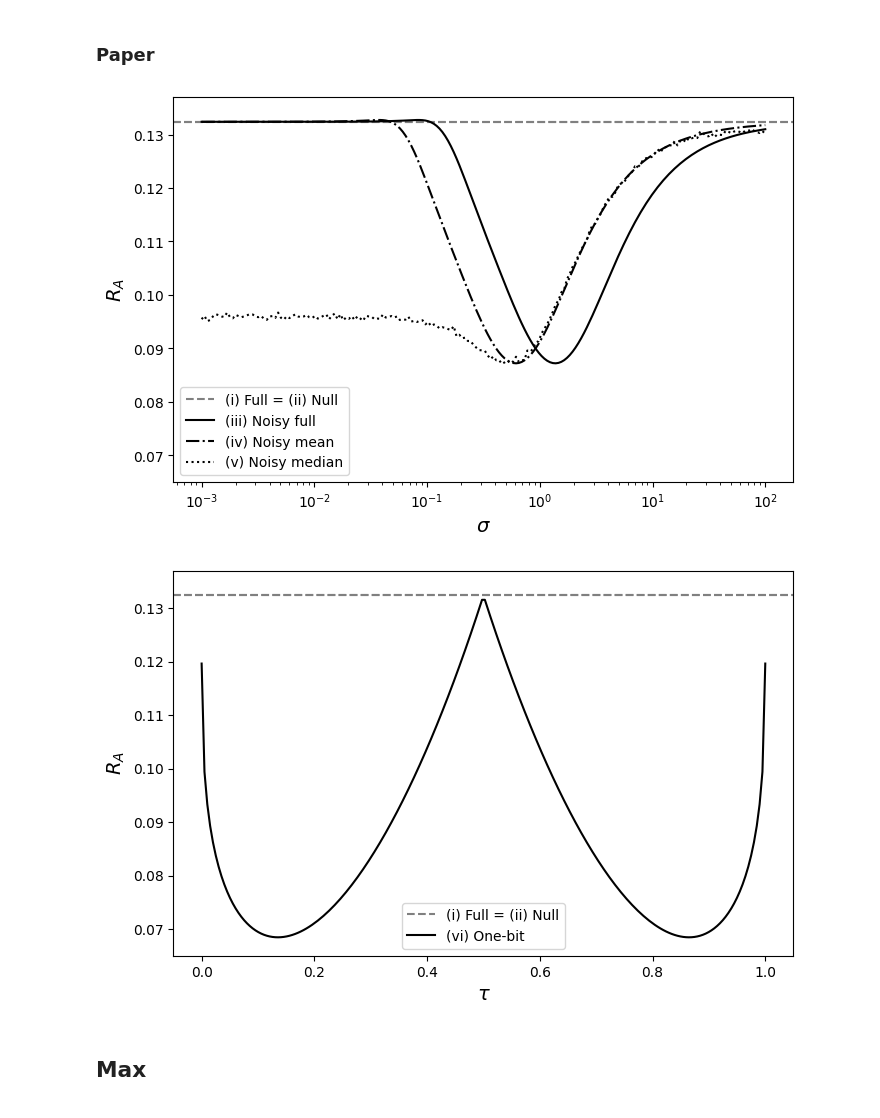
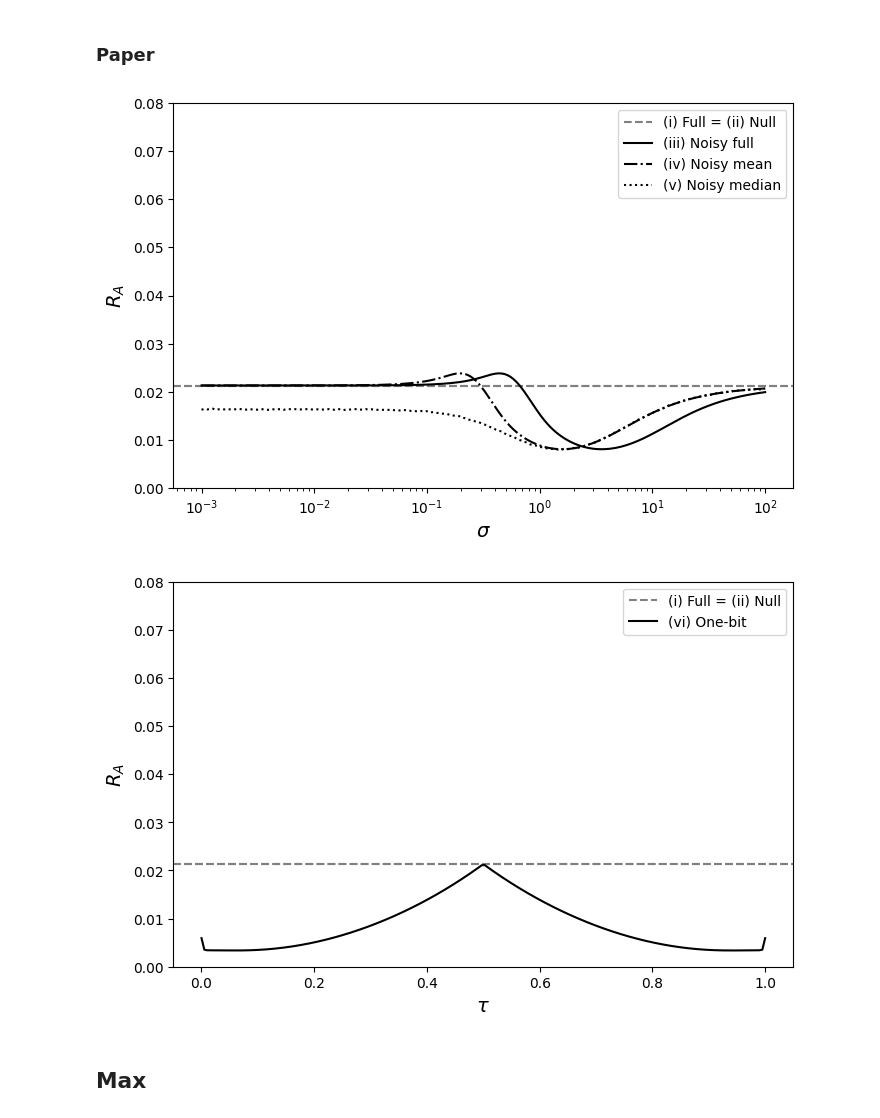
Before and after one commit to AntoineLuciano/BayesianAdversarialPrivacy, a Jupyter notebook: notebooks/example2_gaussian.ipynb, the cells around one changed output. Cells and saved outputs as stored; diff of their text form; code cells hidden in the pictures.

```diff
--- a/notebooks/example2_gaussian.ipynb
+++ b/notebooks/example2_gaussian.ipynb
@@ -1052,7 +1070,7 @@ def make_risks_case6_both(n, gh_expect, mc=200_000):
 # %%
 # Parameters of the model and Hypothesis Testing
 n = 5
-sigma0 = 1.0
+sigma0 = 5.0
 cB = 0.0
 cE = 0.0
 lambd = 1.0
@@ -1060,11 +1078,11 @@ seed = 0
 
 # Parameters for the experiments
 FAST_MODE = False
-n_mc = 100_000 if FAST_MODE else 1_000_000
-deg = 80 if FAST_MODE else 200
+n_mc = 100_000 if FAST_MODE else 10_000_000
+deg = 80 if FAST_MODE else 500
 mc_y = 10_000 if FAST_MODE else 100_000
 n_bins = 200 if FAST_MODE else 1000
-L = 6.0 if FAST_MODE else 10.0
+L = 6.0 if FAST_MODE else 50.0
 
 sigmas = np.logspace(-3, 2, 100)  if FAST_MODE else np.logspace(-3, 2, 200) # noise levels to sweep
 taus = np.linspace(0.0001, 0.9999, 100)  if FAST_MODE else np.linspace(0.0001, 0.9999, 200) # tau values to sweep
@@ -1332,14 +1350,15 @@ plot_tau_supplementary(taus = taus, RB1=RB1_mean, RE1=RE1_mean, RA1=RA1_mean,
 # %% [markdown]
 ### Paper
 # %%
-ytick = np.linspace(0.07, 0.13, 7)
-ylim = (0.065, 0.137)
-plot_sigma_paper(RA1=RA1_mean, RA2=RA2_mean, RA3s=RA3s_mean, RA4s=RA4s_mean, RA5s=RA5s_mean, sigmas=sigmas, save_name="figures/paper/plot_sigma_paper_mean.pdf", yticks=ytick, ylim=ylim)
+ylim = (0.0, 0.08)
+ytick = np.linspace(ylim[0], ylim[1], 9)
 
-plot_tau_paper(RA1=RA1_mean, RA2=RA2_mean, RA6s=RA6s_mean, taus=taus, save_name="figures/paper/plot_tau_paper_mean.pdf", yticks=ytick, ylim=ylim)
+plot_sigma_paper(RA1=RA1_mean, RA2=RA2_mean, RA3s=RA3s_mean, RA4s=RA4s_mean, RA5s=RA5s_mean, sigmas=sigmas, save_name=f"figures/paper/plot_sigma_paper_mean_sigma0_{sigma0}.pdf", yticks=ytick, ylim=ylim)
+
+plot_tau_paper(RA1=RA1_mean, RA2=RA2_mean, RA6s=RA6s_mean, taus=taus, save_name=f"figures/paper/plot_tau_paper_mean_sigma0_{sigma0}.pdf", yticks=ytick, ylim=ylim)
 # %% [output]
-[figure, old version]
+[figure, new version]
-[figure, old version]
+[figure, new version]
 # %% [markdown]
 ## Max
 # %% [markdown]
```
Also changed, not shown: parts of 6 cells of this notebook, 49 other files.
